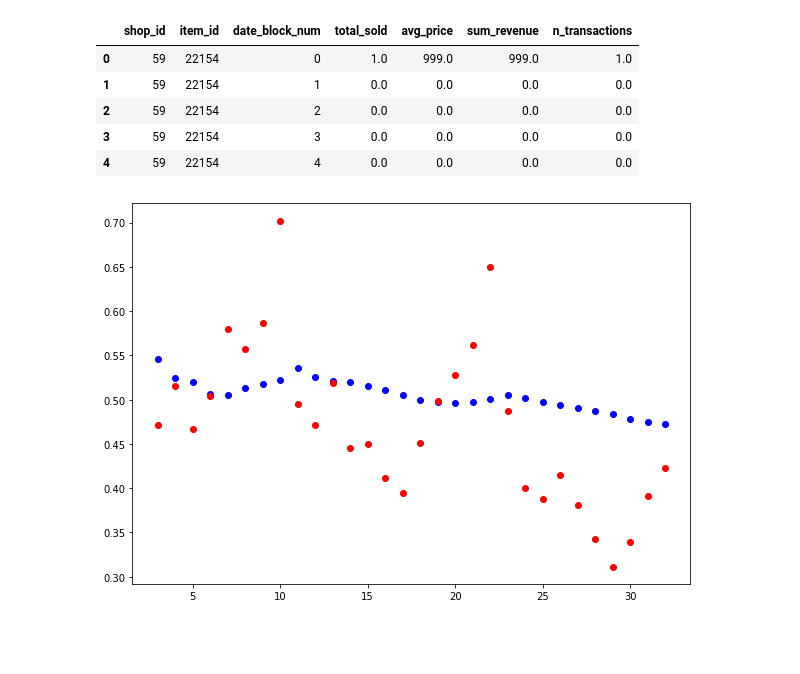
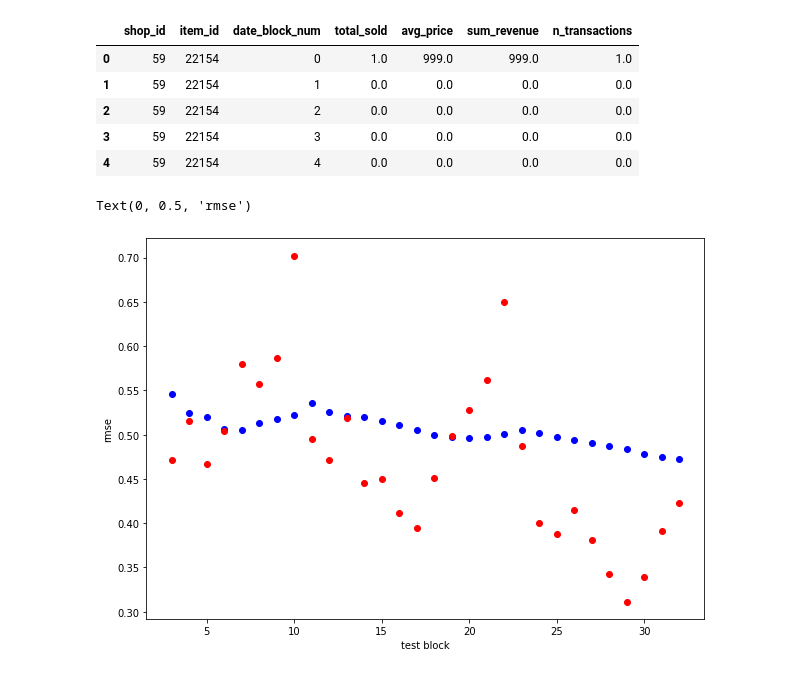
Before and after one commit to fridrichmrtn/hse-advanced-machine-learning, a Jupyter notebook: 02_competitive_data_science/wk06/feature_engineering.ipynb, the cells around one changed output. Saved outputs shown, nothing was run; the diff lists cells and outputs as text; code cells hidden in the pictures; blank space fills up the shorter version.

Commit message:
Add plot labels.

```diff
--- a/02_competitive_data_science/wk06/feature_engineering.ipynb
+++ b/02_competitive_data_science/wk06/feature_engineering.ipynb
@@ -186,9 +186,12 @@ rmse = pd.DataFrame(rsme, columns=["test_block", "train_rmse","test_rmse"])
 # %%
 fig, ax = plt.subplots(1,1,figsize=(10,7))
 ax.scatter(x=rmse.test_block, y=rmse.train_rmse, c="blue");
 ax.scatter(x=rmse.test_block, y=rmse.test_rmse, c="red");
+ax.set_xlabel("test block")
+ax.set_ylabel("rmse")
 # %% [output]
+Text(0, 0.5, 'rmse')
-[figure, old version]
+[figure, new version]
 # %%
 # test submission
 # NOTE: consider item totals, moving averages and differencing
```
